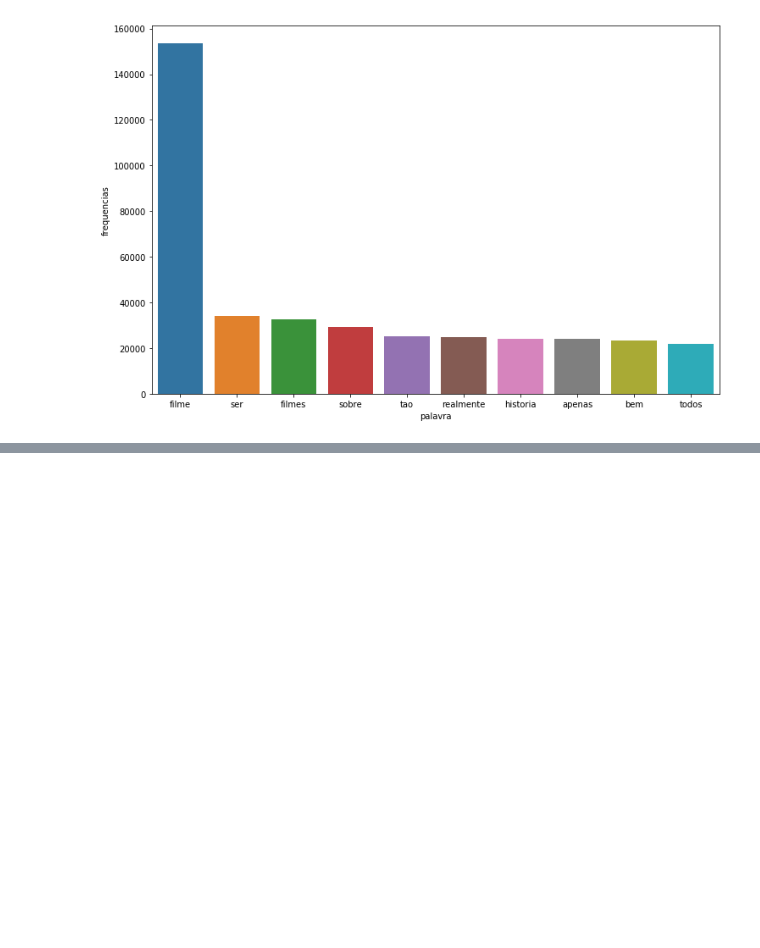
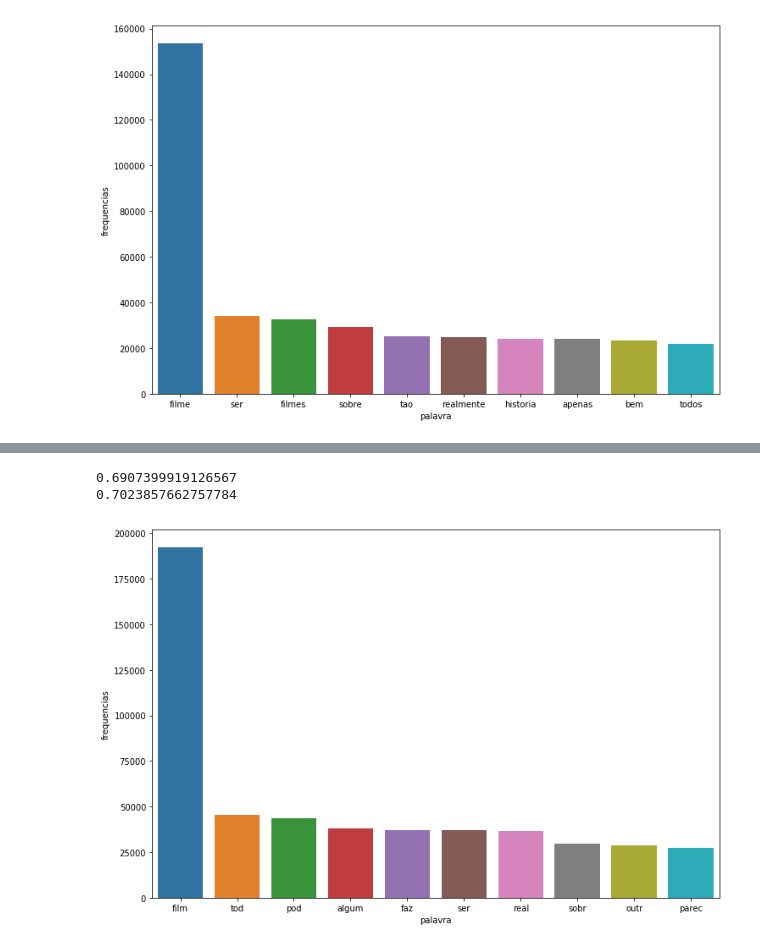
Before and after one commit to pedroAndrad1/linguagem_natural, a Jupyter notebook: linguagem_natural.ipynb, the cells around one changed output, grey strips where cells are left out. Drawn from its saved outputs; the diff is of its cells as text; code cells hidden in the pictures; blank space fills up the shorter version.

```diff
--- a/linguagem_natural.ipynb
+++ b/linguagem_natural.ipynb
@@ -606,0 +626,30 @@ pareto(dataframe, "tratamento_3", 10)
+# %%
+stemmer = nltk.RSLPStemmer()
+
+#O RSLPStemmer tem a funcao stem, que stemiza uma string.
+#Então, vamos fazer de novo aquele processe de percorrer cada feature,
+#dividir em tokens(Assim manda a documentacao),
+#aplicar o processo a cada token e depois juntar tudo de novo.
+#Pra agilizar o algoritmo, não vamos verificar se o token é uma stop_word.
+#Já fizemos isso nos tratamentos anteriores.
+
+frases_processadas = list()#Aqui ficaram nossas features tratadas
+tokenizador = tokenize.WordPunctTokenizer()
+
+#Para cada feature da coluna tratamento_3.
+for feature in dataframe.tratamento_3:
+    #Aqui ficaram os tokens de nossa palavras.
+    nova_frase = list()
+    #dividindo a feature em tokens.
+    palavra_texto = tokenizador.tokenize(feature)
+
+    #Agora vamos iterar na lista de tokens para stemizar cada um.
+    #Para cada item na lista palavra_texto, os tokens.
+    for palavra in palavra_texto:
+        nova_frase.append(stemmer.stem(palavra))
+    #Vou juntar a lista nova_frase em uma string com o join(), separando por espaco,
+    #e adicionar na lista de frases processadas.
+    frases_processadas.append( ' '.join(nova_frase) )
+
+
+dataframe["tratamento_4"]= frases_processadas
@@ -606,0 +665,16 @@ pareto(dataframe, "tratamento_3", 10)
+# %%
+#Comparanado a acuracia anterior com a atual
+
+classificar_texto(dataframe, "tratamento_3", "classificacao")
+classificar_texto(dataframe, "tratamento_4", "classificacao")
+
+#Outro ganho de 1%
+# %% [output]
+0.6907399919126567
+0.7023857662757784
+# %%
+#Vamos ver o pareto
+
+pareto(dataframe, "tratamento_4", 10)
+# %% [output]
+[figure, added]
```
Also changed, not shown: parts of 16 cells of this notebook.
